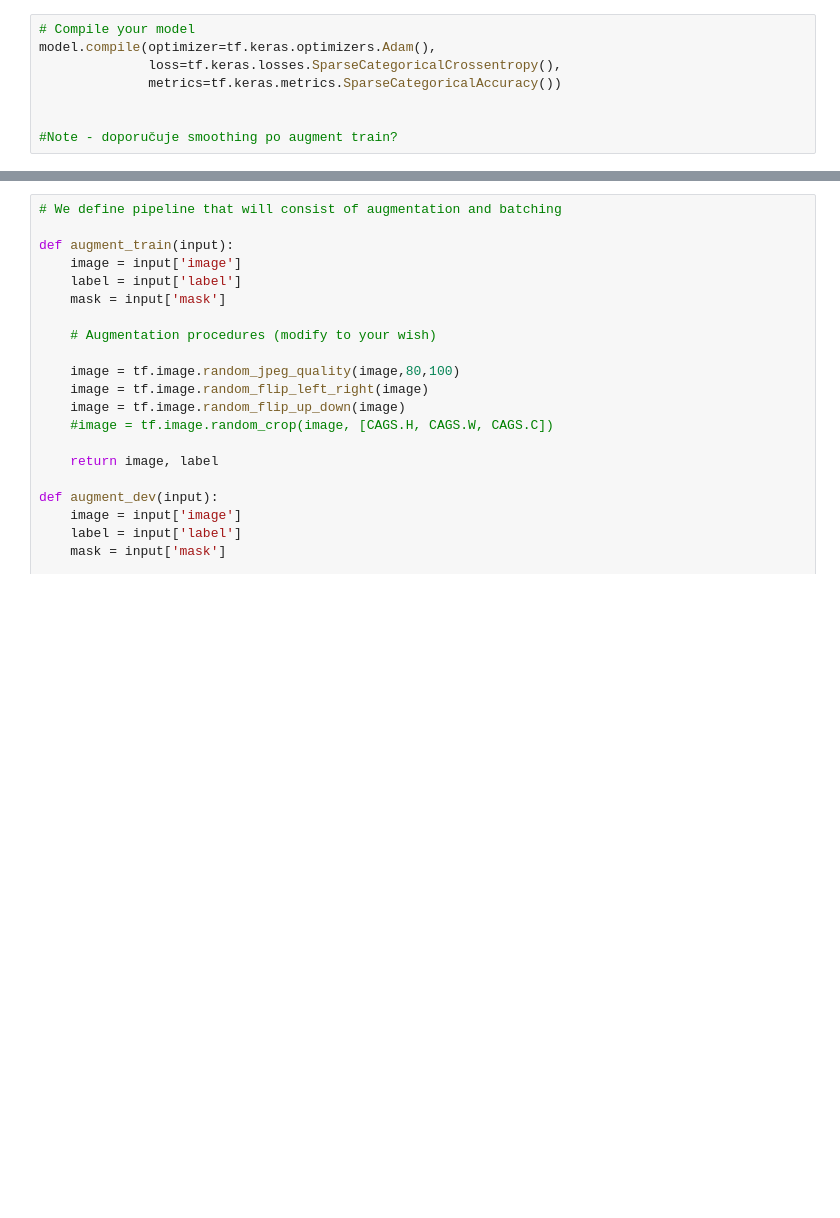
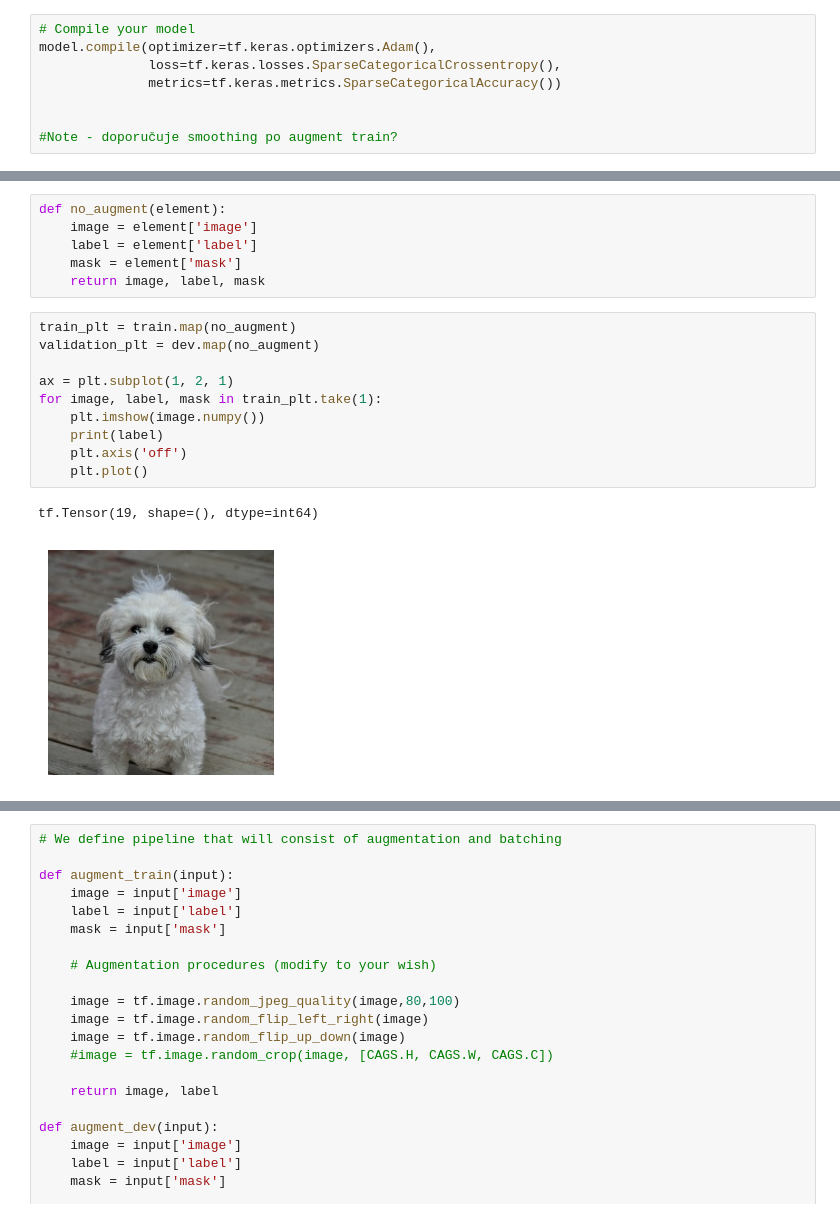
Before and after one commit to ancabenca/ds2-hw, a Jupyter notebook: Assigment2/DS_2_2024_HW2_template_cisty.ipynb, the cells around one changed output, grey strips where cells are left out. Drawn from its saved outputs; the diff is of its cells as text; blank space fills up the shorter version.

```diff
--- a/Assigment2/DS_2_2024_HW2_template_cisty.ipynb
+++ b/Assigment2/DS_2_2024_HW2_template_cisty.ipynb
@@ -166,0 +179,19 @@ model.compile(optimizer=tf.keras.optimizers.Adam(),
+# %%
+def no_augment(element):
+    image = element['image']
+    label = element['label']
+    mask = element['mask']
+    return image, label, mask
+# %%
+train_plt = train.map(no_augment)
+validation_plt = dev.map(no_augment)
+
+ax = plt.subplot(1, 2, 1)
+for image, label, mask in train_plt.take(1):
+    plt.imshow(image.numpy())
+    print(label)
+    plt.axis('off')
+    plt.plot()
+# %% [output]
+tf.Tensor(19, shape=(), dtype=int64)
+[figure, added]
```
Also changed, not shown: parts of 6 cells of this notebook, 1 other file.
